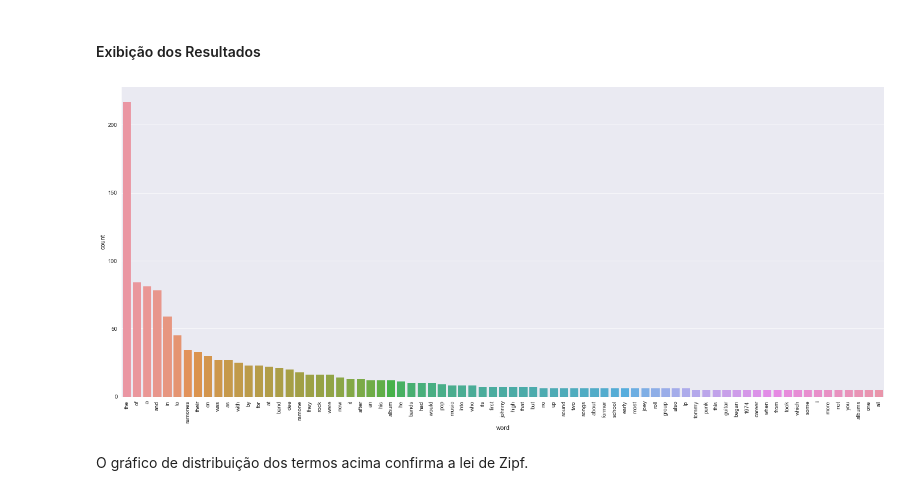
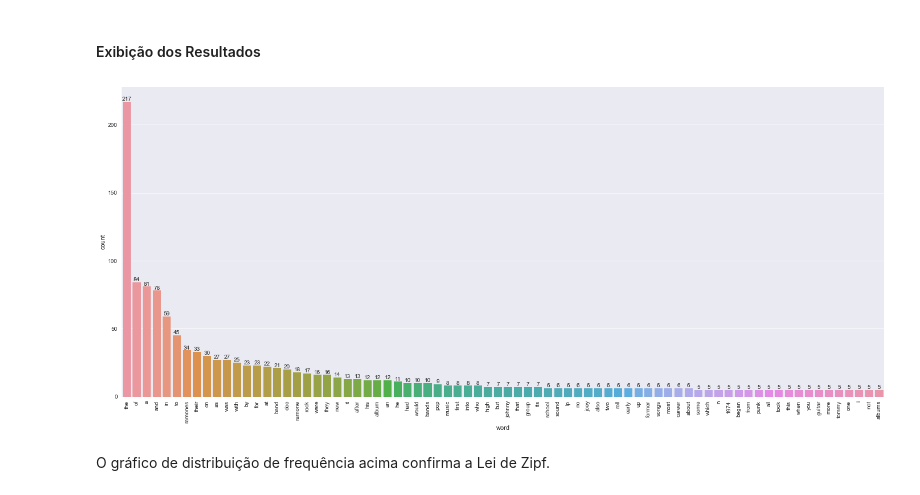
Before and after one commit to rfsampaio/postgraduate_data_science, a Jupyter notebook: notebooks/PL_A1.ipynb, the cells around one changed output. Cells and saved outputs as stored; diff of their text form; code cells hidden in the pictures.

```diff
--- a/notebooks/PL_A1.ipynb
+++ b/notebooks/PL_A1.ipynb
@@ -28,6 +28,7 @@ Aqui, criamos um dicionário de termos (palavras) sobre a biografia em inglês d
 #### Aquisição dos Dados
 # %%
 import urllib.request
+import re
 
 texto = []
 
@@ -35,22 +36,11 @@ for line in urllib.request.urlopen('https://rfsampaio.github.io/docs/TheRamones-
     texto.append(line.decode('utf-8'))
 
 for i in range(len(texto)):
-    texto[i] = texto[i].lower() # para unicidade
+    texto[i] = texto[i].lower()
     texto[i] = texto[i].replace('\n','')
-    texto[i] = texto[i].replace('.','')
-    texto[i] = texto[i].replace(',','')
-    texto[i] = texto[i].replace('(','')
-    texto[i] = texto[i].replace(')','')
-    texto[i] = texto[i].replace('?','')
-    texto[i] = texto[i].replace('\'','')
-    texto[i] = texto[i].replace('\"','')
-    texto[i] = texto[i].replace('“','')
-    texto[i] = texto[i].replace('”','')
-    texto[i] = texto[i].replace('’','')
-    texto[i] = texto[i].replace('_','')
-    texto[i] = texto[i].replace('!','')
-    texto[i] = texto[i].replace('-','')
-    texto[i] = texto[i].replace('–','')
+    texto[i] = re.sub(r"[^a-z A-Z 0-9]","",texto[i]) # limpeza de caracteres desprezáveis com REGEX
+
+#print(texto)
 # %% [markdown]
 #### Construção do Dicionário
 # %%
@@ -85,20 +75,24 @@ print(sortedmydict)
 # %%
 import pandas as pd
 import seaborn as sns
 import matplotlib as mpl
 import matplotlib.pyplot as plt
 
 df = pd.DataFrame(mydict.items(),  columns=['word', 'count']).sort_values('count',ascending=False)
 df = df[df['count'] > 4] # somente termos com mais de 4 ocorrências
 # df = df.iloc[ np.int(len(df)/2) - 10 : np.int(len(df)/2) + 10 ] # para livros ou textos com muitos termos limita a um número mínimo de termos
 
 plt.figure(figsize=(24,10))
 mpl.style.use(['seaborn'])
-sns.barplot(x=df.word,y=df['count'])
+
+# incluindo labels nas barras
+ax = sns.barplot(x=df.word,y=df['count'],data=df)
+for i in ax.containers:
+    ax.bar_label(i,)
+
 plt.xticks(rotation=90)
-
 plt.show()
 # %% [output]
-[figure, old version]
+[figure, new version]
 # %% [markdown]
-O gráfico de distribuição dos termos acima confirma a lei de Zipf.
+O gráfico de distribuição de frequência acima confirma a Lei de Zipf.
```
Also changed, not shown: parts of 3 cells of this notebook.
